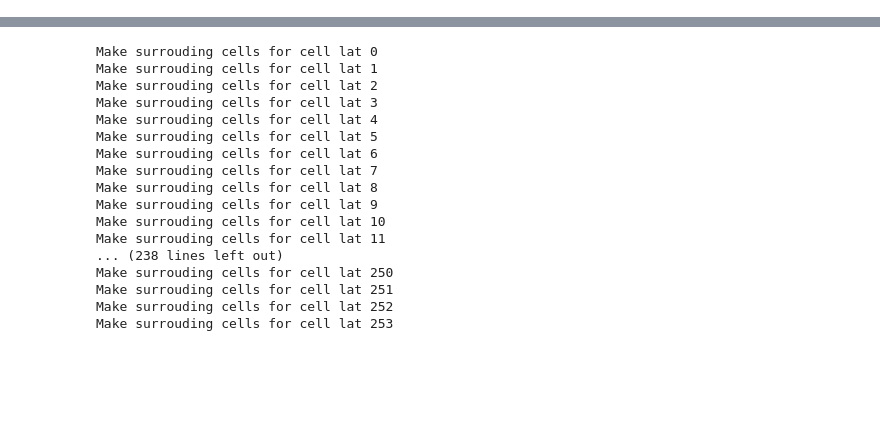
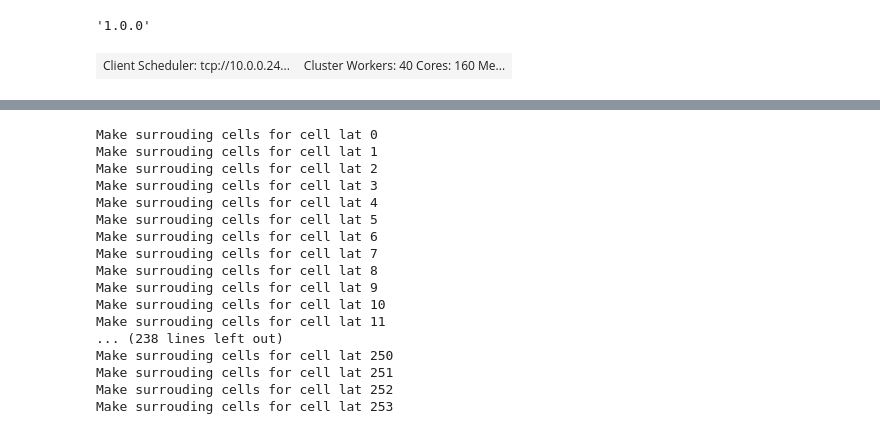
Before and after one commit to qdzhu/SatelliteNO2, a Jupyter notebook: ml-setup.ipynb, the cells around one changed output, grey strips where cells are left out. Cells and saved outputs as stored; diff of their text form; code cells hidden in the pictures; blank space fills up the shorter version.

```diff
--- a/ml-setup.ipynb
+++ b/ml-setup.ipynb
@@ -2,0 +5,4 @@ from Train_test_days_split import *
+# %%
+xgb.__version__
+# %% [output]
+'1.0.0'
@@ -2,0 +56,6 @@ from Train_test_days_split import *
+# %%
+client = get_slurm_dask_client_savio3(3)
+# %%
+client
+# %% [output]
+| Client Scheduler: tcp://10.0.0.24... | Cluster Workers: 40 Cores: 160 Me... |
```
Also changed, not shown: parts of 42 cells of this notebook, 1 other file.
